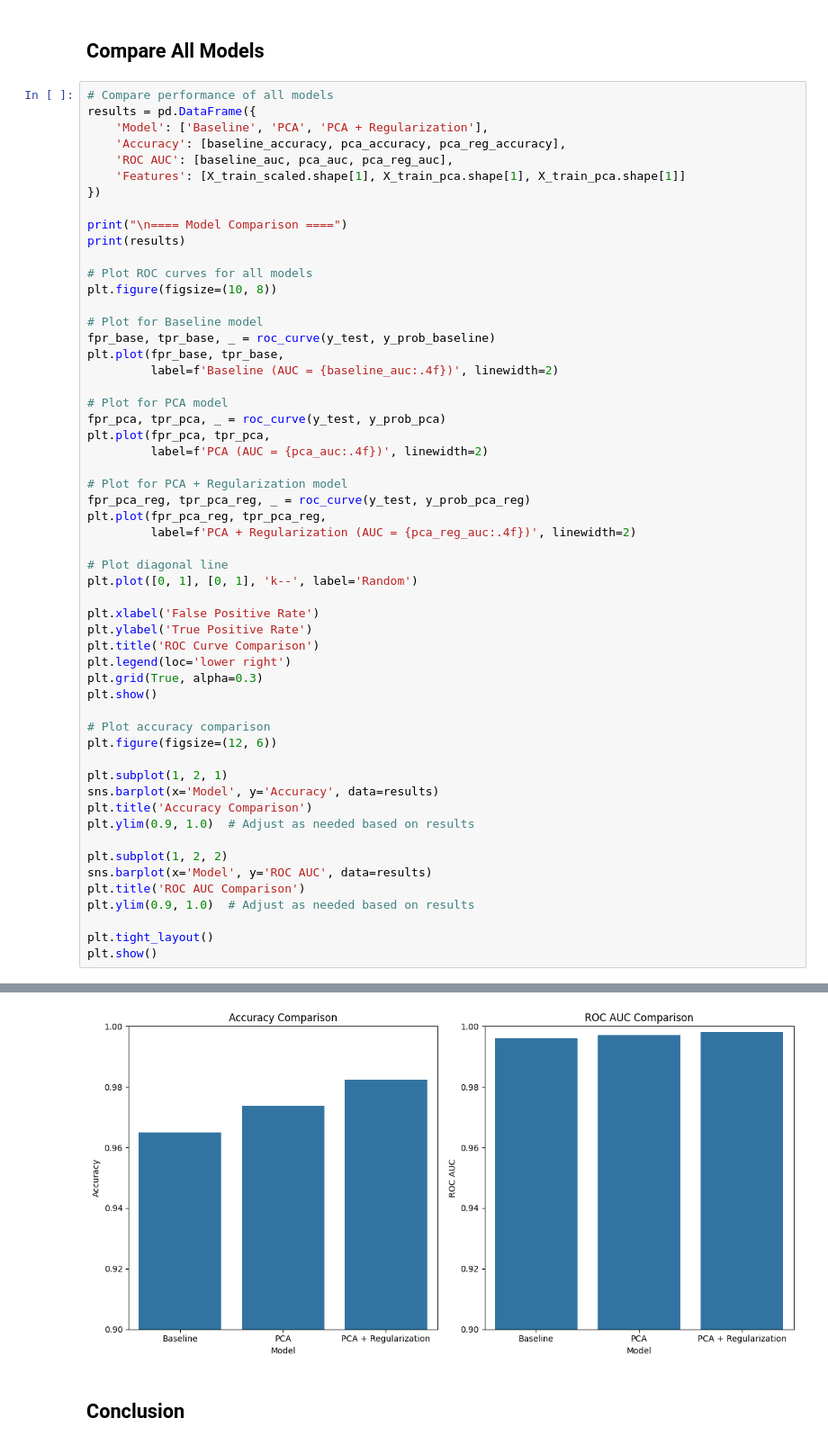
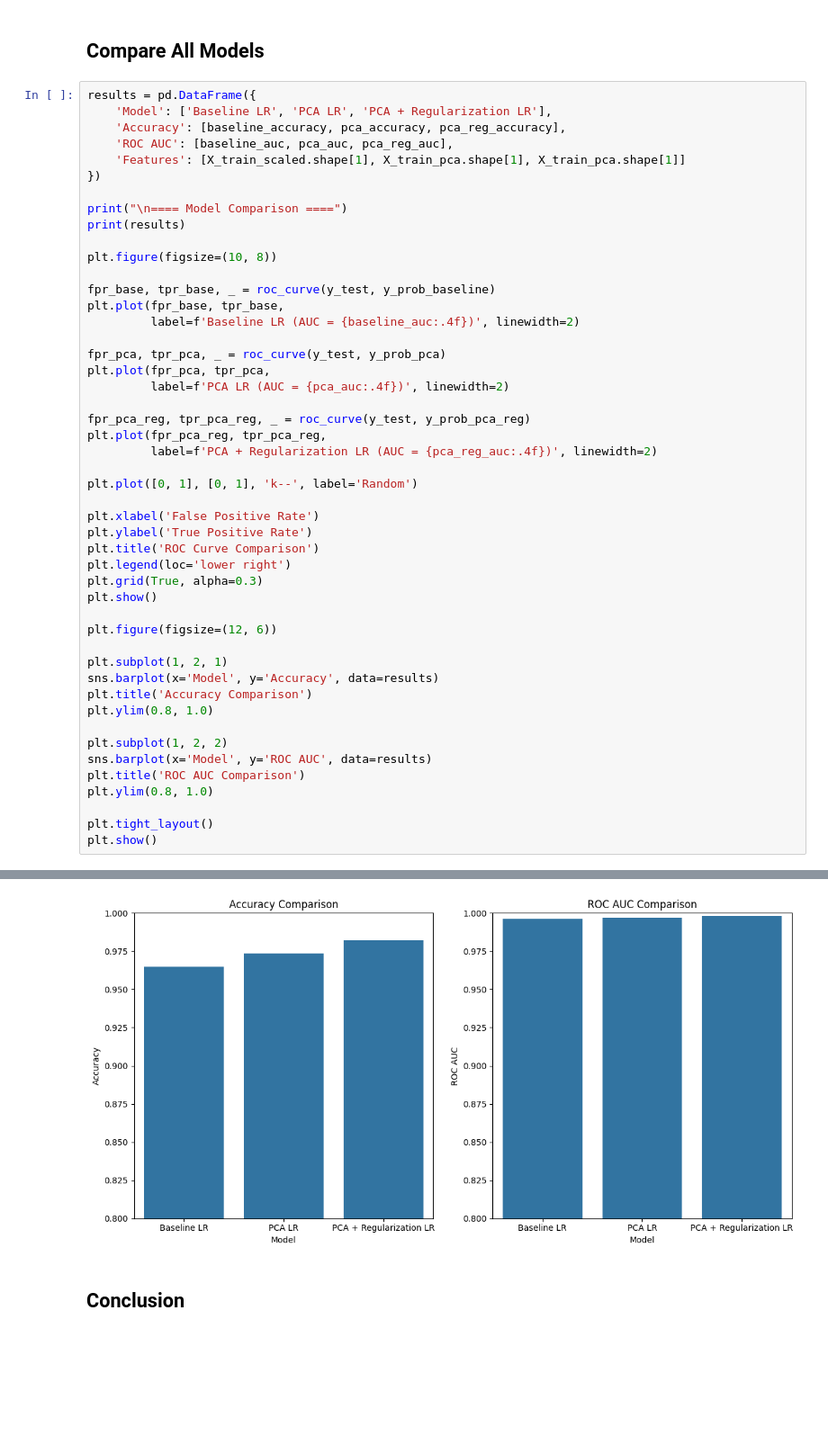
Before and after one commit to HappyRehund/finpro-ml-dimensionalityReduction, a Jupyter notebook: main.ipynb, the cells around one changed output, grey strips where cells are left out. Shown at 90% size. Drawn from its saved outputs; the diff is of its cells as text; blank space fills up the shorter version.

```diff
--- a/main.ipynb
+++ b/main.ipynb
@@ -347,9 +305,8 @@ weighted avg       0.98      0.98      0.98       114
 # %% [markdown]
 ## Compare All Models
 # %%
-# Compare performance of all models
 results = pd.DataFrame({
-    'Model': ['Baseline', 'PCA', 'PCA + Regularization'],
+    'Model': ['Baseline LR', 'PCA LR', 'PCA + Regularization LR'],
     'Accuracy': [baseline_accuracy, pca_accuracy, pca_reg_accuracy],
     'ROC AUC': [baseline_auc, pca_auc, pca_reg_auc],
     'Features': [X_train_scaled.shape[1], X_train_pca.shape[1], X_train_pca.shape[1]]
@@ -358,25 +315,20 @@ results = pd.DataFrame({
 print("\n==== Model Comparison ====")
 print(results)
 
-# Plot ROC curves for all models
 plt.figure(figsize=(10, 8))
 
-# Plot for Baseline model
 fpr_base, tpr_base, _ = roc_curve(y_test, y_prob_baseline)
 plt.plot(fpr_base, tpr_base,
-         label=f'Baseline (AUC = {baseline_auc:.4f})', linewidth=2)
+         label=f'Baseline LR (AUC = {baseline_auc:.4f})', linewidth=2)
 
-# Plot for PCA model
 fpr_pca, tpr_pca, _ = roc_curve(y_test, y_prob_pca)
 plt.plot(fpr_pca, tpr_pca,
-         label=f'PCA (AUC = {pca_auc:.4f})', linewidth=2)
+         label=f'PCA LR (AUC = {pca_auc:.4f})', linewidth=2)
 
-# Plot for PCA + Regularization model
 fpr_pca_reg, tpr_pca_reg, _ = roc_curve(y_test, y_prob_pca_reg)
 plt.plot(fpr_pca_reg, tpr_pca_reg,
-         label=f'PCA + Regularization (AUC = {pca_reg_auc:.4f})', linewidth=2)
+         label=f'PCA + Regularization LR (AUC = {pca_reg_auc:.4f})', linewidth=2)
 
-# Plot diagonal line
 plt.plot([0, 1], [0, 1], 'k--', label='Random')
 
 plt.xlabel('False Positive Rate')
@@ -386,18 +338,17 @@ plt.legend(loc='lower right')
 plt.grid(True, alpha=0.3)
 plt.show()
 
-# Plot accuracy comparison
 plt.figure(figsize=(12, 6))
 
 plt.subplot(1, 2, 1)
 sns.barplot(x='Model', y='Accuracy', data=results)
 plt.title('Accuracy Comparison')
-plt.ylim(0.9, 1.0)  # Adjust as needed based on results
+plt.ylim(0.8, 1.0)
 
 plt.subplot(1, 2, 2)
 sns.barplot(x='Model', y='ROC AUC', data=results)
 plt.title('ROC AUC Comparison')
-plt.ylim(0.9, 1.0)  # Adjust as needed based on results
+plt.ylim(0.8, 1.0)
 
 plt.tight_layout()
 plt.show()
@@ -411,4 +362,4 @@ plt.show()
-[figure, old version]
+[figure, new version]
 # %% [markdown]
 ## Conclusion
 # %%
```
Also changed, not shown: parts of 45 cells of this notebook, 2 other files.
